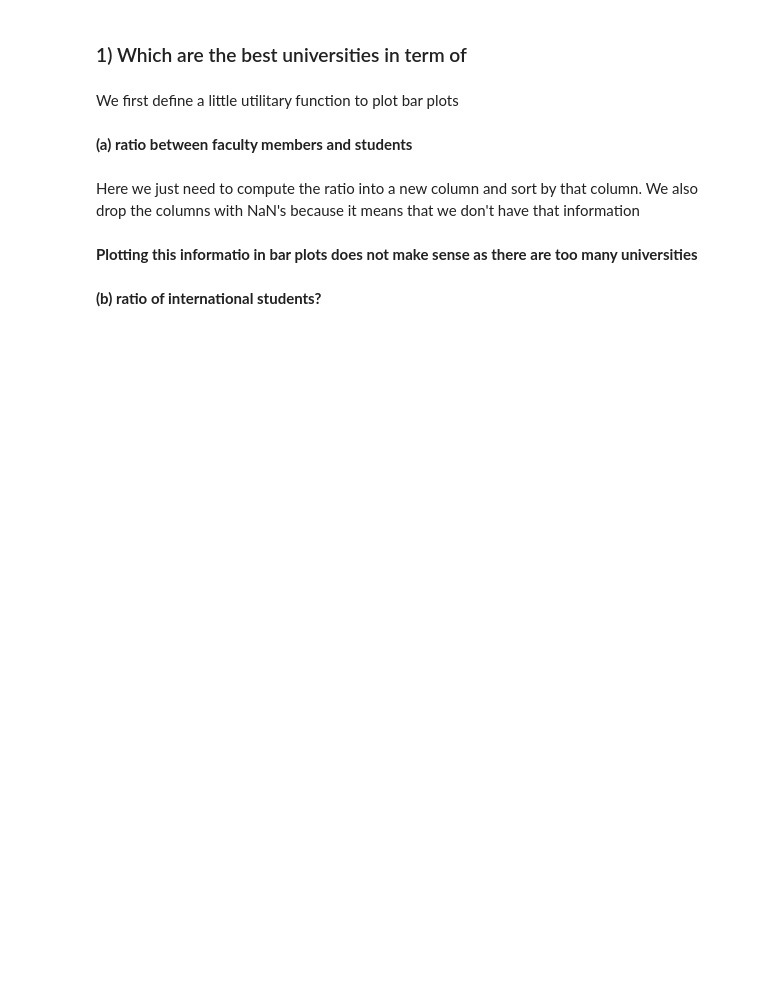
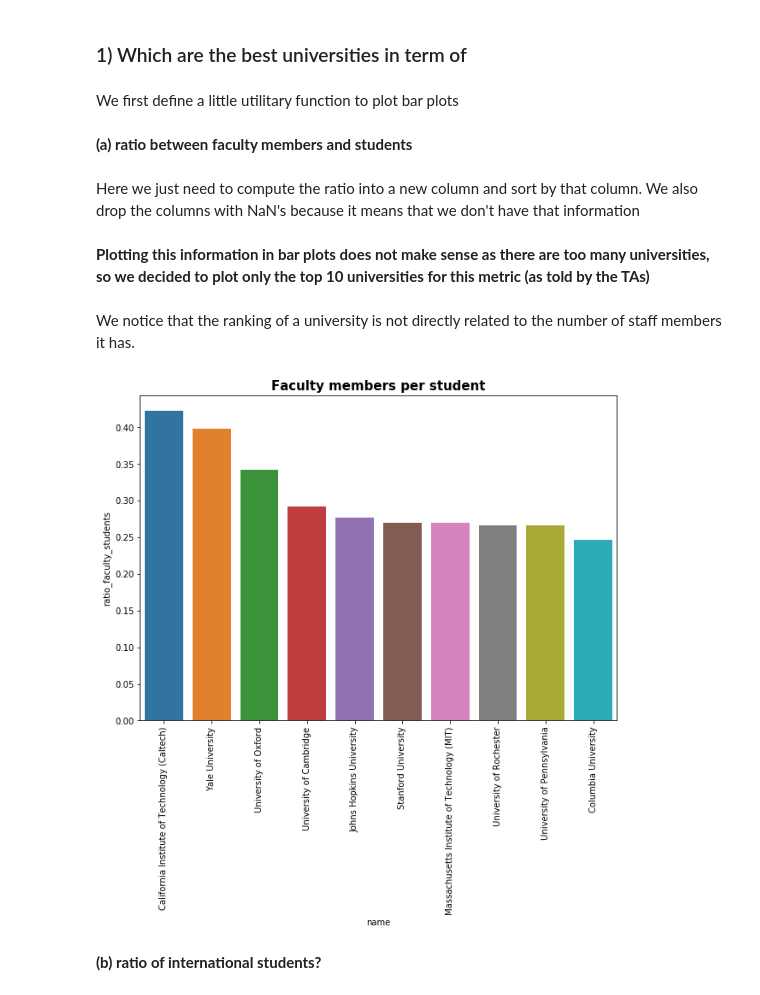
Before and after one commit to darioAnongba/EPFL-ADA, a Jupyter notebook: Labs/02 - Data from the Web/Homework2.ipynb, the cells around one changed output. Cells and saved outputs as stored; diff of their text form; code cells hidden in the pictures; blank space fills up the shorter version.

Commit message:
Homework2 plots and information

```diff
--- a/Labs/02 - Data from the Web/Homework2.ipynb
+++ b/Labs/02 - Data from the Web/Homework2.ipynb
@@ -94,7 +101,7 @@ universities_top.head()
 We first define a little utilitary function to plot bar plots
 # %%
 def custom_bar_plot(x, y, data, title):
-    fig, ax = plt.subplots()
+    fig, ax = plt.subplots(figsize=(10, 7))
     ax.set_title(title, fontsize=15, fontweight='bold')
     sns.barplot(x=x, y=y, data=data)
     locs, labels = plt.xticks()
@@ -104,12 +111,17 @@ def custom_bar_plot(x, y, data, title):
 # %% [markdown]
 Here we just need to compute the ratio into a new column and sort by that column. We also drop the columns with NaN's because it means that we don't have that information
 # %% [markdown]
-**Plotting this informatio in bar plots does not make sense as there are too many universities**
+**Plotting this information in bar plots does not make sense as there are too many universities, so we decided to plot only the top 10 universities for this metric (as told by the TAs)**
+# %% [markdown]
+We notice that the ranking of a university is not directly related to the number of staff members it has.
 # %%
 def ratio_faculty_students(df, columns):
     df['ratio_faculty_students'] = df['faculty_tot'] / df['student_tot']
     return df[columns].dropna()
 
-ratio_faculty_students(universities_top, ['name', 'ratio_faculty_students']).sort_values('ratio_faculty_students', ascending=False).set_index('name')
+data = ratio_faculty_students(universities_top, ['name', 'ratio_faculty_students']).sort_values('ratio_faculty_students', ascending=False)
+custom_bar_plot('name', 'ratio_faculty_students', data[:10], 'Faculty members per student')
+# %% [output]
+[figure, added]
 # %% [markdown]
 **(b) ratio of international students?**
```
Also changed, not shown: parts of 12 cells of this notebook, 1 other file.
